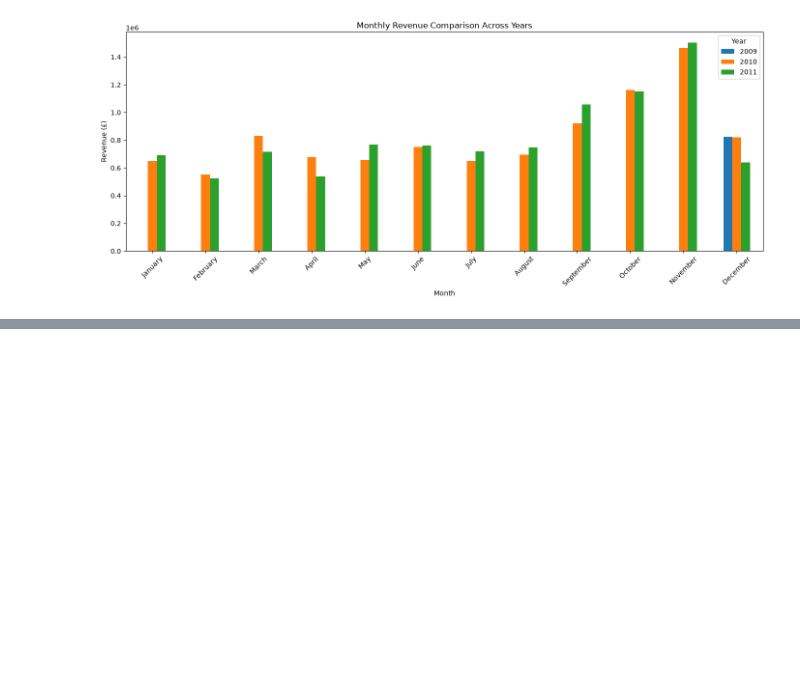
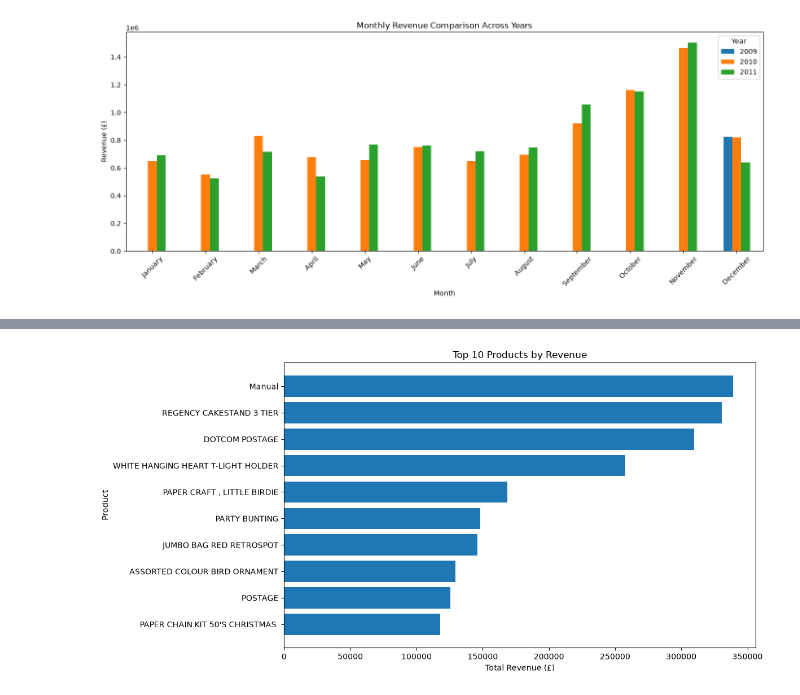
Before and after one commit to siddardha-007/retail-pulse-analytics, a Jupyter notebook: notebooks/03_feature_engineering.ipynb, the cells around one changed output, grey strips where cells are left out. Drawn from its saved outputs; the diff is of its cells as text; code cells hidden in the pictures; blank space fills up the shorter version.

Commit message:
feat: product and country level analysis

```diff
--- a/notebooks/03_feature_engineering.ipynb
+++ b/notebooks/03_feature_engineering.ipynb
@@ -381,0 +386,19 @@ plt.show()
+# %%
+product_sales = (
+    df_sales.groupby(["StockCode","Description"])
+    .agg(
+        Total_Revenue=("Revenue","sum"),
+        Total_Units_Sold=("Quantity","sum"),
+        Number_of_Transactions=("Invoice","nunique")
+    )
+    .reset_index()
+)
+
+product_sales = product_sales.sort_values(
+    "Total_Revenue",
+    ascending=False
+)
+
+display(
+    product_sales.head(10).round(2)
+)
@@ -381,0 +417,23 @@ plt.show()
+# %%
+top_10_products = product_sales.head(10).copy()
+
+top_10_products["Product_Label"] = (
+    top_10_products["Description"]
+    .fillna("Unknown")
+    .str.slice(0,35)
+)
+
+plt.figure(figsize=(12, 6))
+
+plt.barh(
+    top_10_products["Product_Label"].iloc[::-1],
+    top_10_products["Total_Revenue"].iloc[::-1]
+)
+
+plt.title("Top 10 Products by Revenue")
+plt.xlabel("Total Revenue (£)")
+plt.ylabel("Product")
+plt.tight_layout()
+plt.show()
+# %% [output]
+[figure, added]
```
Also changed, not shown: parts of 10 cells of this notebook.
